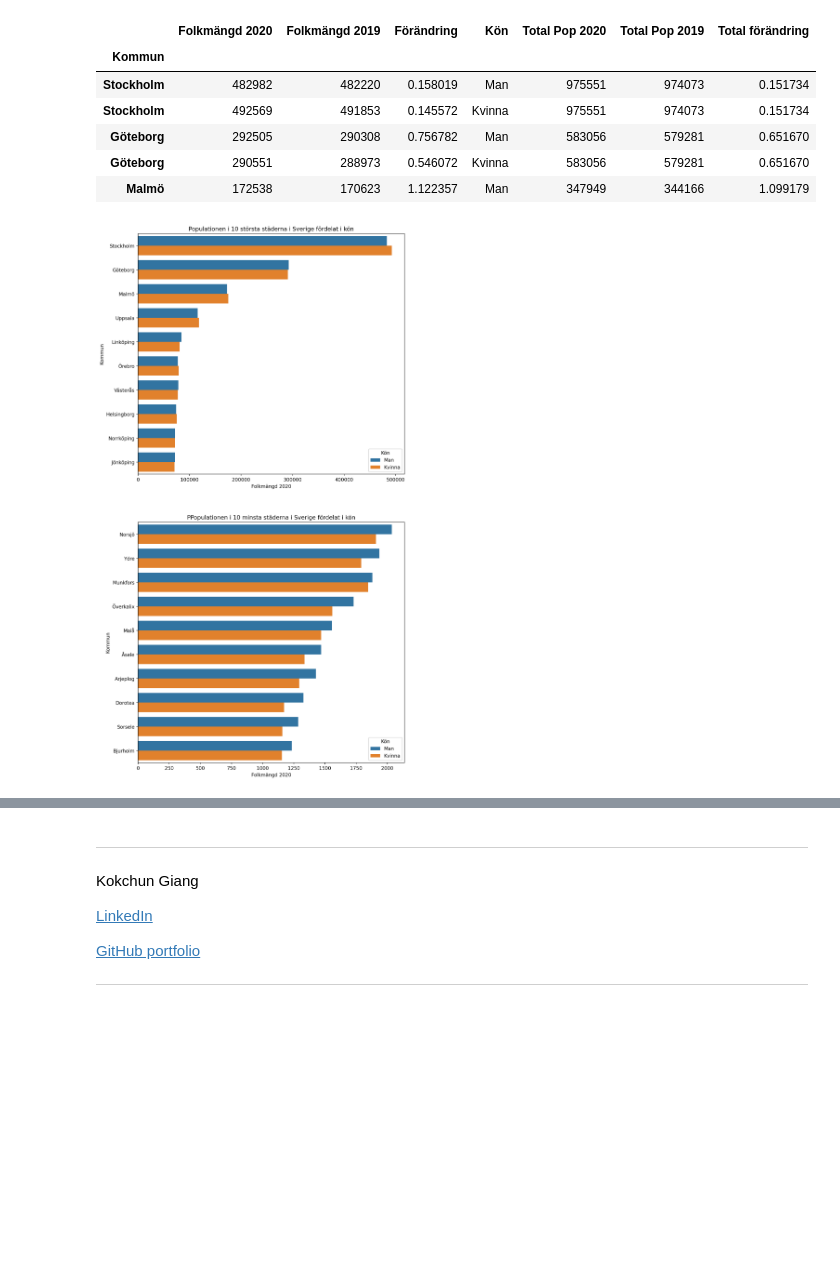
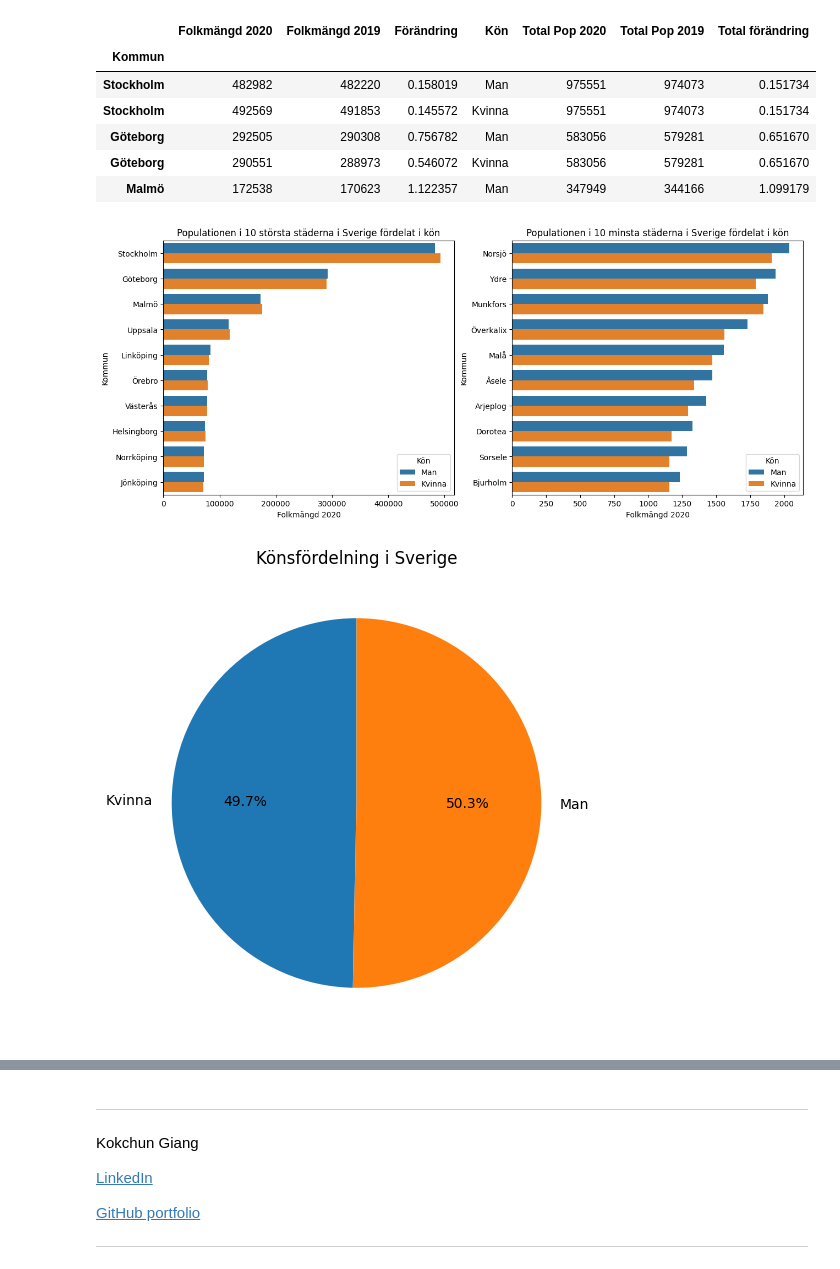
Before and after one commit to joan17920-lab/Databehandling-Joan-Z, a Jupyter notebook: Exercises/E00_pandas_basic_syntax.ipynb, the cells around one changed output, grey strips where cells are left out. Drawn from its saved outputs; the diff is of its cells as text; code cells hidden in the pictures; blank space fills up the shorter version.

```diff
--- a/Exercises/E00_pandas_basic_syntax.ipynb
+++ b/Exercises/E00_pandas_basic_syntax.ipynb
@@ -499,13 +499,21 @@ new_sort_df.head()
 | Malmö | 172538 | 170623 | 1.122357 | Man | 347949 | 344166 | 1.099179 |
 # %%
 # e) Barplots of Swedens 10 largest and 10 smallest cities.
-fig, axes = plt.subplots(2,1, dpi = 200, figsize = (10,20))
+fig, axes = plt.subplots(1,2, dpi = 100, figsize = (15,6))
 
-titles = ["Populationen i 10 största städerna i Sverige fördelat i kön", "PPopulationen i 10 minsta städerna i Sverige fördelat i kön"]
+titles = ["Populationen i 10 största städerna i Sverige fördelat i kön", "Populationen i 10 minsta städerna i Sverige fördelat i kön"]
 dataframes = [new_sort_df[:20], new_sort_df[-20:]]
 
 for i, (data,title) in enumerate(zip(dataframes,titles)):
     sns.barplot (data = data, x = "Folkmängd 2020", y = "Kommun", ax = axes[i], hue = "Kön" )
     axes[i].set(title =title)
 # %% [output]
-[figure, old version]
+[figure, new version]
+# %%
+# f)  a pie chart
+
+plt.figure(figsize=[6,6])
+new_sort_df.groupby("Kön")["Folkmängd 2020"].sum().plot.pie(autopct = '%1.1f%%', startangle = 90, title = "Könsfördelning i Sverige", ylabel = "")
+plt.show()
+# %% [output]
+[figure, added]
```
Also changed, not shown: parts of 3 cells of this notebook.
